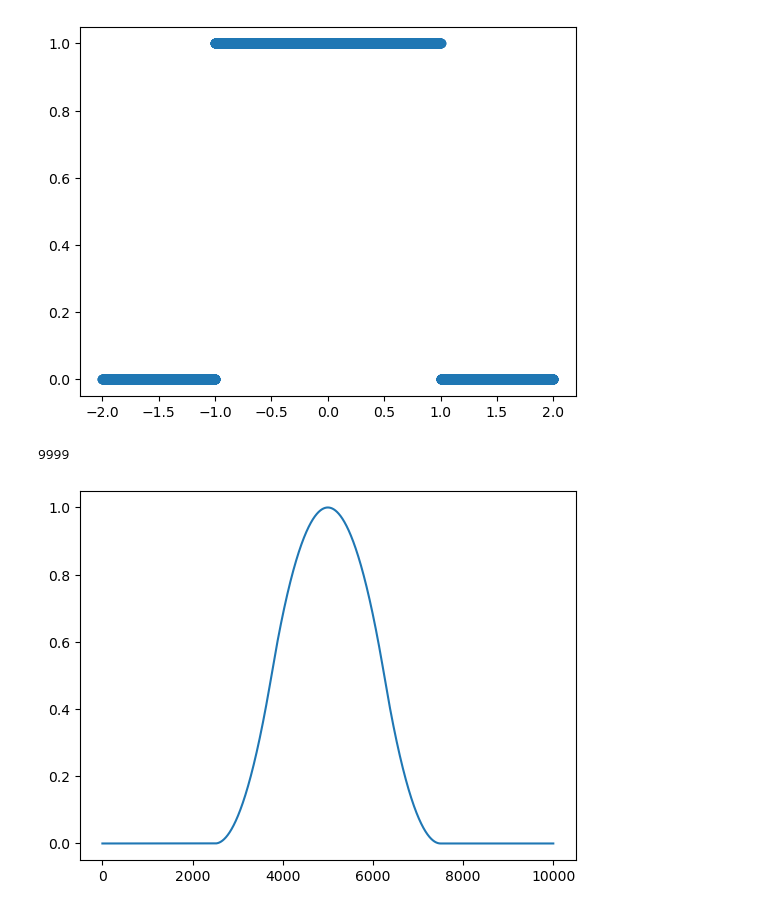
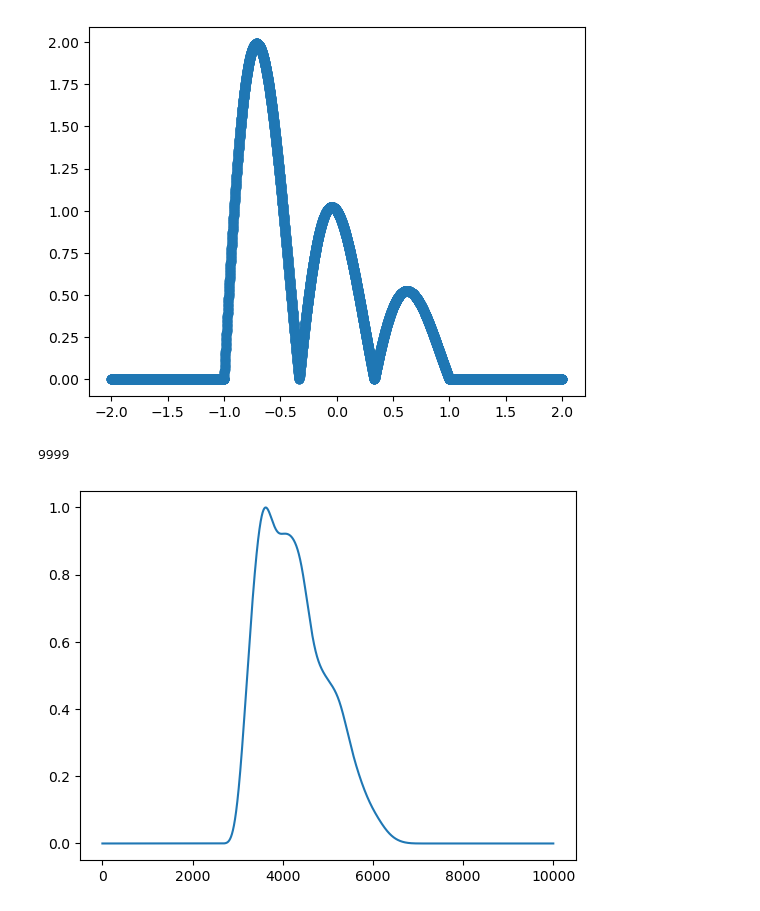
Before and after one commit to mschulist/workspace, a Jupyter notebook: stats/clt/test_clt.ipynb, the cells around one changed output. Drawn from its saved outputs; the diff is of its cells as text; code cells hidden in the pictures.

```diff
--- a/stats/clt/test_clt.ipynb
+++ b/stats/clt/test_clt.ipynb
@@ -6,8 +6,9 @@ import scipy.signal as signal
 import scipy.fft as fft
 # %%
 def f(x: np.ndarray):
-    # out = np.abs(np.sin(1.5 * x * np.pi + np.pi / 2))
-    out = np.ones(len(x))
+    out = np.abs(np.sin(1.5 * x * np.pi + np.pi / 2))
+    out = out * np.exp(-x)
+    # out = np.ones(len(x))
     mask = np.where(np.abs(x) > 1)
     if len(mask) > 0:
         out[mask] = 0
@@ -19,7 +20,7 @@ y_vals = f(x_vals)
 plt.scatter(x_vals, y_vals)
 plt.show()
 # %% [output]
-[figure, old version]
+[figure, new version]
 # %%
 def conv_n_times(x: np.ndarray, n: int):
     out = x
@@ -38,9 +39,9 @@ len(o)
 # %% [output]
 9999
 # %%
-two_sum = conv_n_times(y_vals, 2)
+two_sum = conv_n_times(y_vals, 10)
 
 plt.plot(two_sum)
 plt.show()
 # %% [output]
-[figure, old version]
+[figure, new version]
```
Also changed, not shown: 22 other files.
